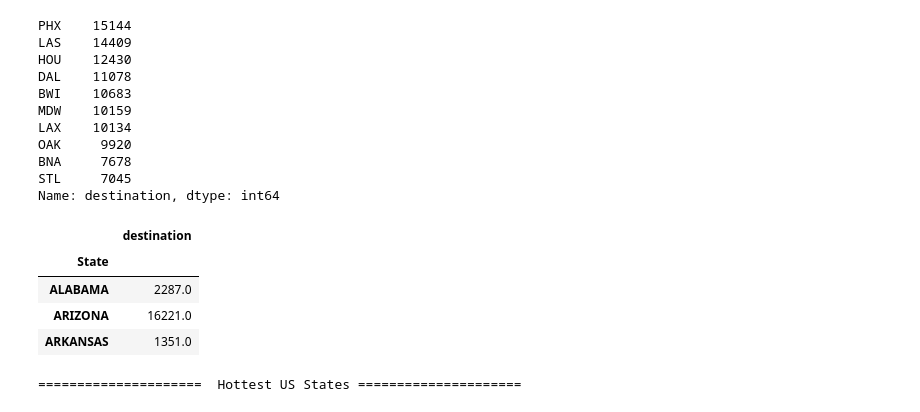
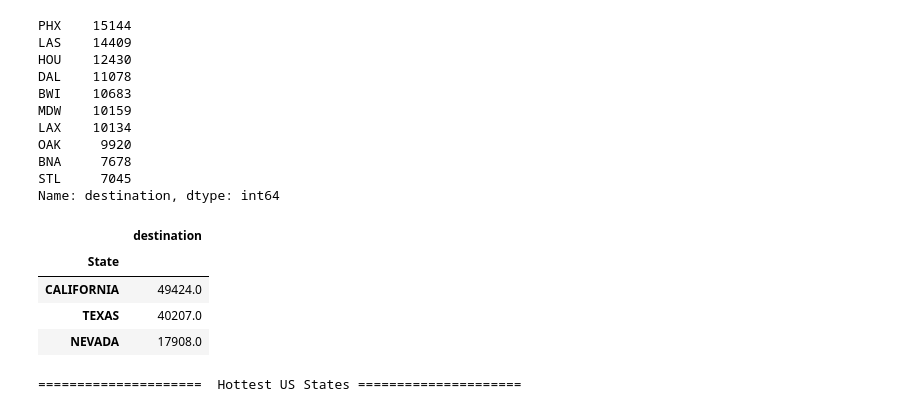
Before and after one commit to serg-razum-off/Altair, a Jupyter notebook: [PD] practice on V_Filghts.ipynb, the cells around one changed output. Saved outputs shown, nothing was run; the diff lists cells and outputs as text; code cells hidden in the pictures.

```diff
--- a/[PD] practice on V_Filghts.ipynb
+++ b/[PD] practice on V_Filghts.ipynb
@@ -289,25 +295,25 @@ Name: destination, dtype: int64
 # %%
 flights_by_airports_states = (
      pd.concat(
         [
             df_flights['destination'].value_counts(),
             wiki_airports_us['State']
         ], axis=1)
 
         .replace({0:None})
         .dropna()
 
 )
 
 flights_by_states = flights_by_airports_states.groupby('State').sum()
 
-flights_by_states[:3]
+flights_by_states.sort_values('destination', ascending=False).head(3)
 # %% [output]
 |  | destination |
 | State |  |
-| ALABAMA | 2287.0 |
-| ARIZONA | 16221.0 |
-| ARKANSAS | 1351.0 |
+| CALIFORNIA | 49424.0 |
+| TEXAS | 40207.0 |
+| NEVADA | 17908.0 |
 # %%
 print_X(" Hottest US States")
 
```
Also changed, not shown: parts of 3 cells of this notebook, 1 other file.
